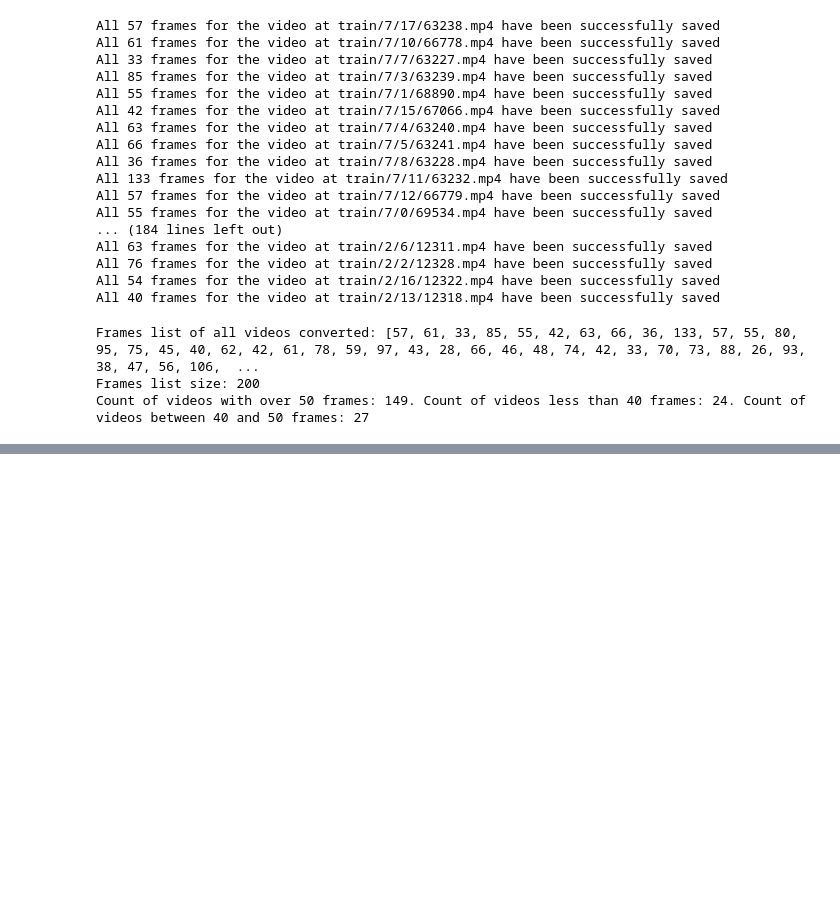
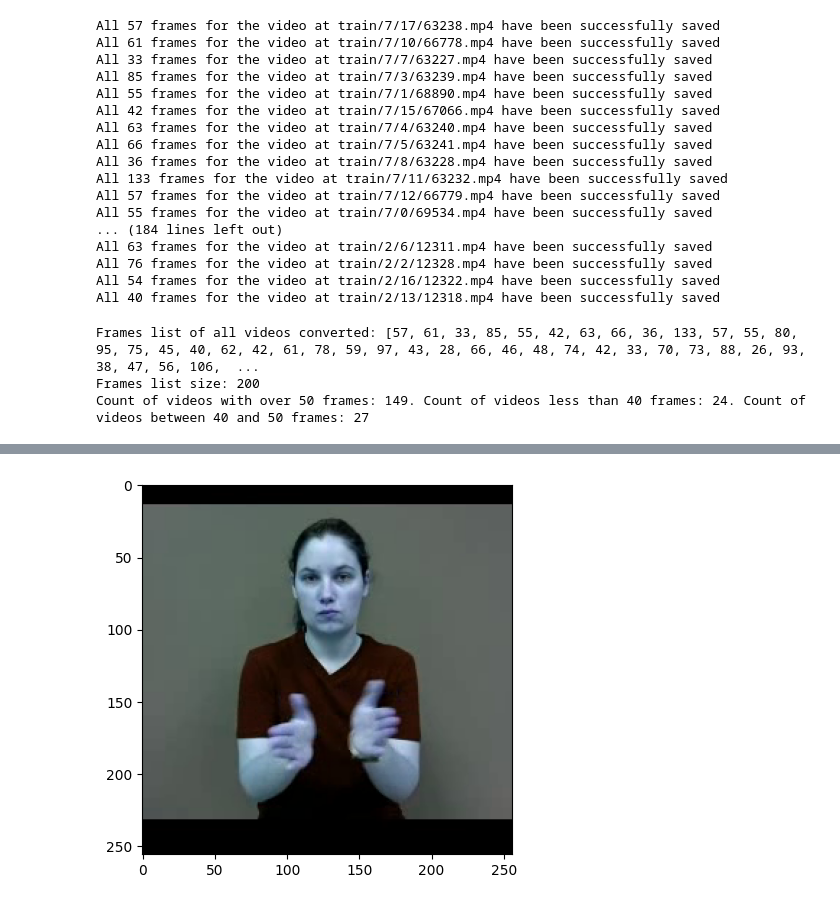
Before and after one commit to hosman-1/ece5831-project-failed, a Jupyter notebook: parsing_processing_training.ipynb, the cells around one changed output, grey strips where cells are left out. Drawn from its saved outputs; the diff is of its cells as text; code cells hidden in the pictures; blank space fills up the shorter version.

```diff
--- a/parsing_processing_training.ipynb
+++ b/parsing_processing_training.ipynb
@@ -444,0 +469,7 @@ Next, I will need to pass these frames to mediapipe and generate the landmark po
+# %%
+img_test = cv2.imread('train/0/0/frames/0_22.png')
+# %%
+plt.imshow(img_test)
+plt.show()
+# %% [output]
+[figure, added]
```
Also changed, not shown: parts of 16 cells of this notebook.
